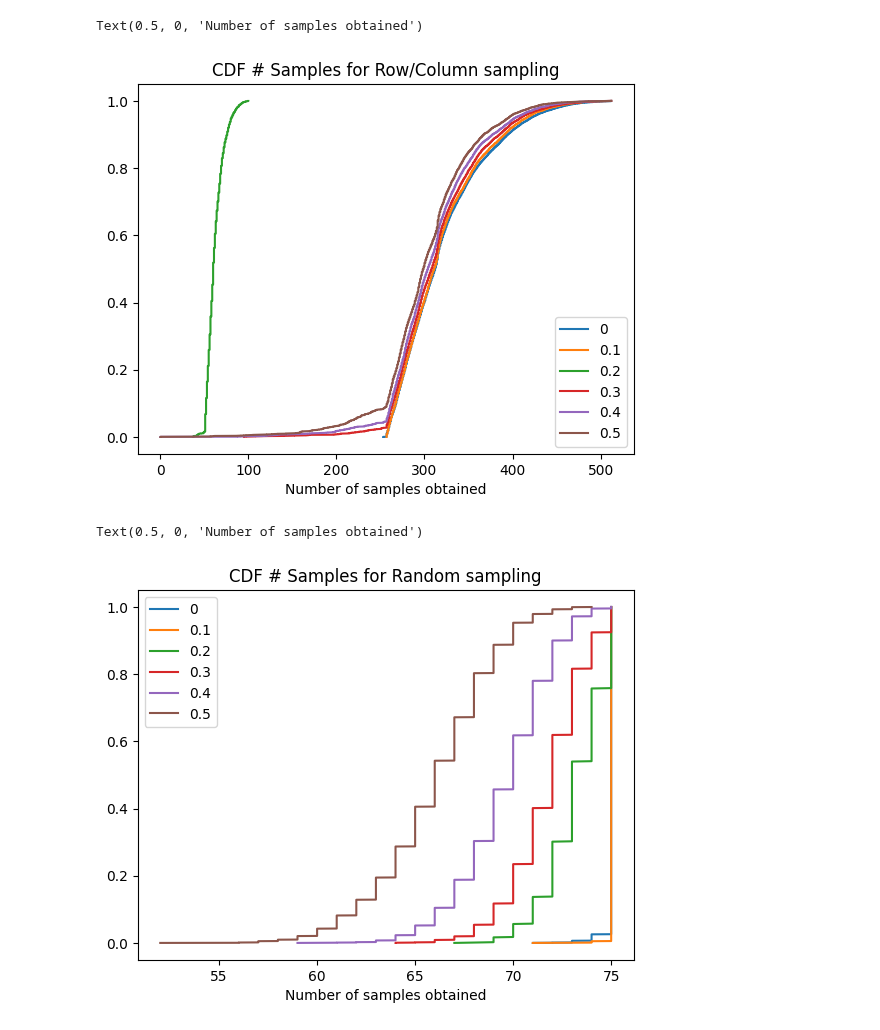
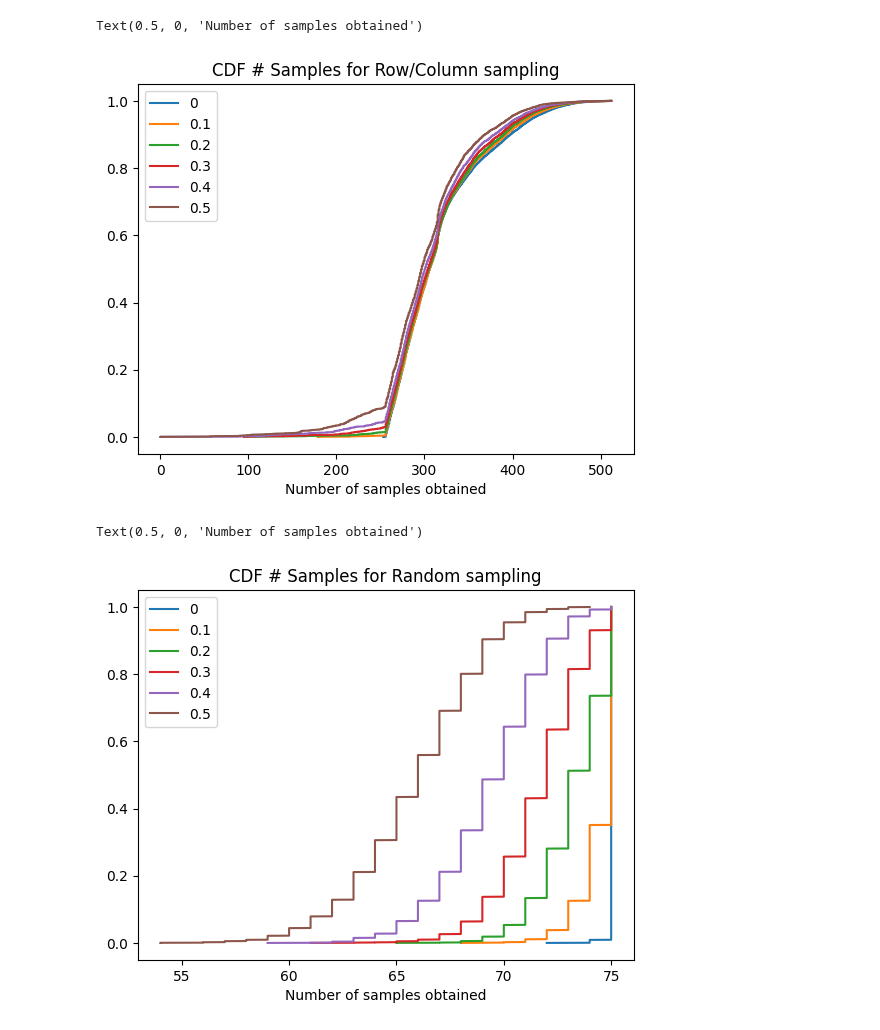
Before and after one commit to datahop/kademlia-simulator, a Jupyter notebook: simulator/python/graphs_evil.ipynb, the cells around one changed output. Drawn from its saved outputs; the diff is of its cells as text; code cells hidden in the pictures.

```diff
--- a/simulator/python/graphs_evil.ipynb
+++ b/simulator/python/graphs_evil.ipynb
@@ -3,8 +3,8 @@ from matplotlib import pyplot as plt
 import numpy as np
 import pandas as pd
 
-ops_path = "../logsEvilTest0.0/operation.csv"
-msgs_path = "../logsEvilTest0.0/messages.csv"
+ops_path = "../logsTest0.0/operation.csv"
+msgs_path = "../logsTest0.0/messages.csv"
 
 op_df = pd.read_csv(ops_path,index_col=False)
 msg_df = pd.read_csv(msgs_path,index_col=False)
@@ -164,18 +158,18 @@ fig4, ax4 = plt.subplots()
 i = 0;
 
 
-vsdftmp = op_df.loc[(op_df['type'] == 'RandomSamplingOperation')]
-vsdf = vsdftmp.loc[(vsdftmp['block'] == 0)]
-x = np.sort(vsdf['completion_time'])
-N = vsdf['completion_time'].count()
+rsdf  = op_df.loc[(op_df['type'] == 'RandomSamplingOperation')]
+#vsdf = vsdftmp.loc[(vsdftmp['block'] == 0)]
+x = np.sort(rsdf['completion_time'])
+N = rsdf['completion_time'].count()
 y = np.arange(N) / float(N)
 ax4.plot(x, y, label='0')
 
 for val in evil_values:
 
     #n_bins = 100
-    vsdftmp = op_evil[i].loc[(op_evil[i]['type'] == 'RandomSamplingOperation')]
-    vsdf = vsdftmp[i].loc[(vsdftmp[i]['block'] == 0)]
+    rsdf = op_evil[i].loc[(op_evil[i]['type'] == 'RandomSamplingOperation')]
+    #vsdf = vsdftmp[i].loc[(vsdftmp[i]['block'] == 0)]
     #n, bins, patches = ax4.hist(rsdf['completion_time'], n_bins, density=True, histtype='step',
     #                           cumulative=True, label='Empirical')
 
@@ -200,10 +194,10 @@ fig9, ax9 = plt.subplots()
 
 i = 0;
 
-vsdftmp = op_df.loc[(op_df['type'] == 'RandomSamplingOperation')]
-vsdf = vsdftmp.loc[(vsdftmp['block'] == 0)]
-x = np.sort(vsdf['hops'])
-N = vsdf['hops'].count()
+rsdf = op_df.loc[(op_df['type'] == 'RandomSamplingOperation')]
+#vsdf = vsdftmp.loc[(vsdftmp['block'] == 0)]
+x = np.sort(rsdf['hops'])
+N = rsdf['hops'].count()
 y = np.arange(N) / float(N)
 ax9.plot(x, y, label='0')
 
@@ -211,8 +205,8 @@ ax9.plot(x, y, label='0')
 for val in evil_values:
 
     #n_bins = 100
-    vsdftmp = op_evil[i].loc[(op_evil[i]['type'] == 'RandomSamplingOperation')]
-    vsdf = vsdftmp[i].loc[(vsdftmp[i]['block'] == 0)]
+    rsdf = op_evil[i].loc[(op_evil[i]['type'] == 'RandomSamplingOperation')]
+    #vsdf = vsdftmp[i].loc[(vsdftmp[i]['block'] == 0)]
         #print(op_df)
     #print(vsdf['hops'].mode())
     #n, bins, patches = ax9.hist(vsdf['hops'], n_bins, density=True, histtype='step',
@@ -285,8 +279,8 @@ fig6, ax6 = plt.subplots()
 
 i = 0;
 
-vsdftmp = op_df.loc[(op_df['type'] == 'ValidatorSamplingOperation')]
-vsdf = vsdftmp.loc[(vsdftmp['block'] == 0)]
+vsdf = op_df.loc[(op_df['type'] == 'ValidatorSamplingOperation')]
+#vsdf = vsdftmp.loc[(vsdftmp['block'] == 0)]
 x = np.sort(vsdf['samples'])
 N = vsdf['samples'].count()
 y = np.arange(N) / float(N)
@@ -296,8 +290,8 @@ ax6.plot(x, y, label='0')
 for val in evil_values:
 
     n_bins = 100
-    vsdftmp = op_evil[i].loc[(op_evil[i]['type'] == 'ValidatorSamplingOperation')]
-    vsdf = vsdftmp[i].loc[(vsdftmp[i]['block'] == 0)]
+    vsdf = op_evil[i].loc[(op_evil[i]['type'] == 'ValidatorSamplingOperation')]
+    #vsdf = vsdftmp[i].loc[(vsdftmp[i]['block'] == 0)]
 
     x = np.sort(vsdf['samples'])
     N = vsdf['samples'].count()
@@ -317,7 +311,7 @@ ax6.set_title("CDF # Samples for Row/Column sampling")
 ax6.set_xlabel("Number of samples obtained")
 # %% [output]
 Text(0.5, 0, 'Number of samples obtained')
-[figure, old version]
+[figure, new version]
 # %%
 fig7, ax7 = plt.subplots()
 
@@ -328,35 +322,35 @@ fig7, ax7 = plt.subplots()
 
 #n, bins, patches = ax7.hist(vsdf['samples'], n_bins, density=True, histtype='step',
 #                           cumulative=True, label='Empirical')
 #ax6.set_xlim([0,4000])
 
 i = 0;
 
-vsdftmp = op_df.loc[(op_df['type'] == 'RandomSamplingOperation')]
-vsdf = vsdftmp.loc[(vsdftmp['block'] == 0)]
+vsdf = op_df.loc[(op_df['type'] == 'RandomSamplingOperation')]
+#vsdf = vsdftmp.loc[(vsdftmp['block'] == 0)]
 x = np.sort(vsdf['samples'])
 N = vsdf['samples'].count()
 y = np.arange(N) / float(N)
 ax7.plot(x, y, label='0')
 
 for val in evil_values:
 
     n_bins = 100
-    vsdftmp = op_evil[i].loc[(op_evil[i]['type'] == 'RandomSamplingOperation')]
-    vsdf = vsdftmp[i].loc[(vsdftmp[i]['block'] == 0)]
+    vsdf = op_evil[i].loc[(op_evil[i]['type'] == 'RandomSamplingOperation')]
+    #vsdf = vsdftmp[i].loc[(vsdftmp[i]['block'] == 0)]
     x = np.sort(vsdf['samples'])
     N = vsdf['samples'].count()
     # get the cdf values of y
     y = np.arange(N) / float(N)
 
     ax7.plot(x, y, label=val)
 
     #print(vsdf['samples'].mode())
     i=i+1
 
 ax7.legend()
 ax7.set_title("CDF # Samples for Random sampling")
 ax7.set_xlabel("Number of samples obtained")
 # %% [output]
 Text(0.5, 0, 'Number of samples obtained')
-[figure, old version]
+[figure, new version]
```
Also changed, not shown: parts of 7 cells of this notebook.
